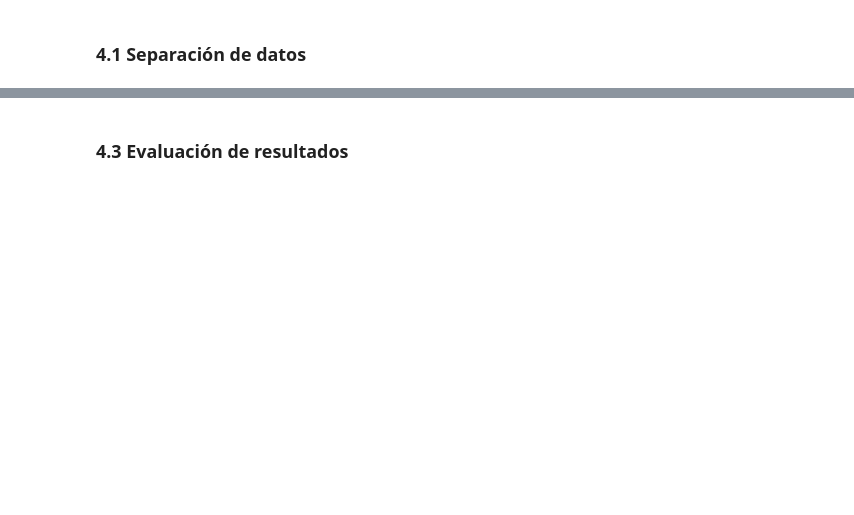
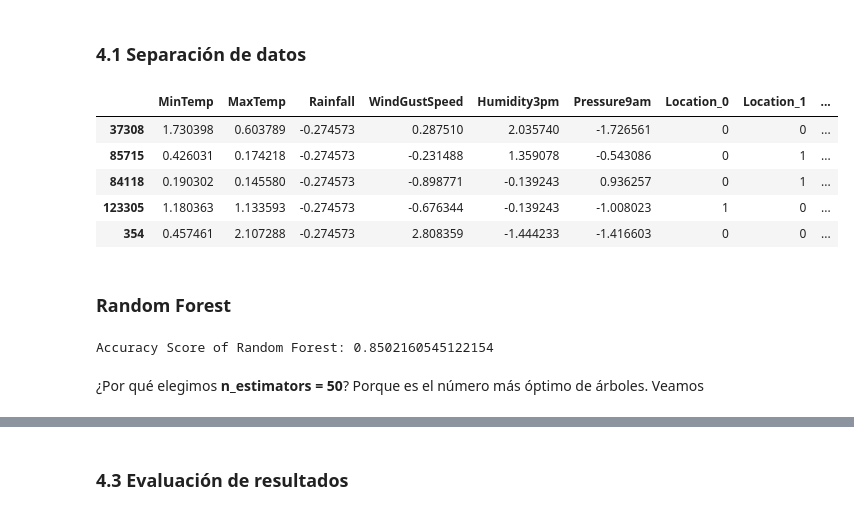
Before and after one commit to fede0ter0/ceia_and_tp_integrador, a Jupyter notebook: tp_integrador.ipynb, the cells around one changed output, grey strips where cells are left out. Drawn from its saved outputs; the diff is of its cells as text; code cells hidden in the pictures; blank space fills up the shorter version.

```diff
--- a/tp_integrador.ipynb
+++ b/tp_integrador.ipynb
@@ -939,2 +944,5 @@ X_scaled.head(5)
+# %%
+y = data_scaled['RainTomorrow']
+X = data_scaled.iloc[:,data_scaled.columns != 'RainTomorrow']
 # %% [markdown]
 ## 4. Propuesta de modelos
@@ -941,2 +953,13 @@ X_scaled.head(5)
 # %% [markdown]
 ### 4.1 Separación de datos
+# %%
+X_train, X_test, y_train, y_test = train_test_split(X, y, test_size=0.2, random_state=42)
+# %%
+X_train.head(5)
+# %% [output]
+|  | MinTemp | MaxTemp | Rainfall | WindGustSpeed | Humidity3pm | Pressure9am | Location_0 | Location_1 | ... |
+| 37308 | 1.730398 | 0.603789 | -0.274573 | 0.287510 | 2.035740 | -1.726561 | 0 | 0 | ... |
+| 85715 | 0.426031 | 0.174218 | -0.274573 | -0.231488 | 1.359078 | -0.543086 | 0 | 1 | ... |
+| 84118 | 0.190302 | 0.145580 | -0.274573 | -0.898771 | -0.139243 | 0.936257 | 0 | 1 | ... |
+| 123305 | 1.180363 | 1.133593 | -0.274573 | -0.676344 | -0.139243 | -1.008023 | 1 | 0 | ... |
+| 354 | 0.457461 | 2.107288 | -0.274573 | 2.808359 | -1.444233 | -1.416603 | 0 | 0 | ... |
@@ -942,0 +985,2 @@ X_scaled.head(5)
+# %% [markdown]
+### Random Forest
@@ -942,0 +990,13 @@ X_scaled.head(5)
+# %%
+random_forest = RandomForestClassifier(
+    n_estimators=50,
+    criterion='gini',
+    random_state=42,
+    #class_weight='balanced',
+).fit(X_train, y_train)
+
+print(f'Accuracy Score of Random Forest: {random_forest.score(X_test,y_test)}')
+# %% [output]
+Accuracy Score of Random Forest: 0.8502160545122154
+# %% [markdown]
+¿Por qué elegimos **n_estimators = 50**? Porque es el número más óptimo de árboles. Veamos
```
Also changed, not shown: parts of 24 cells of this notebook.
